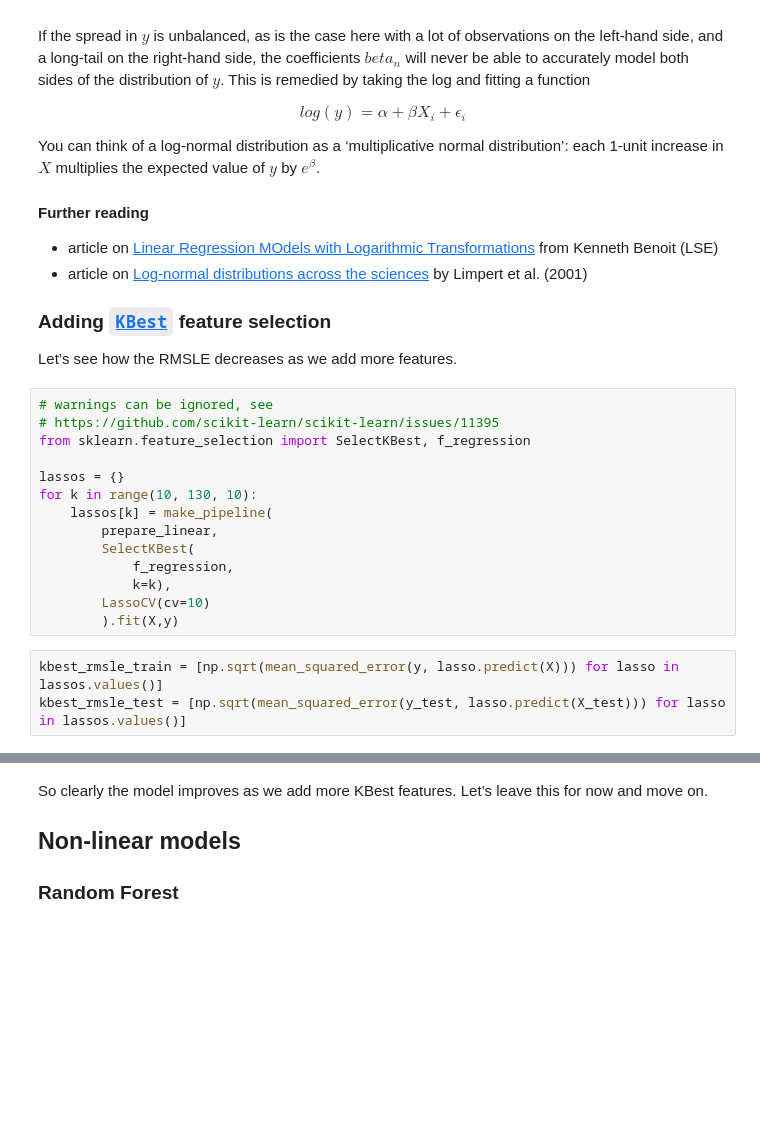
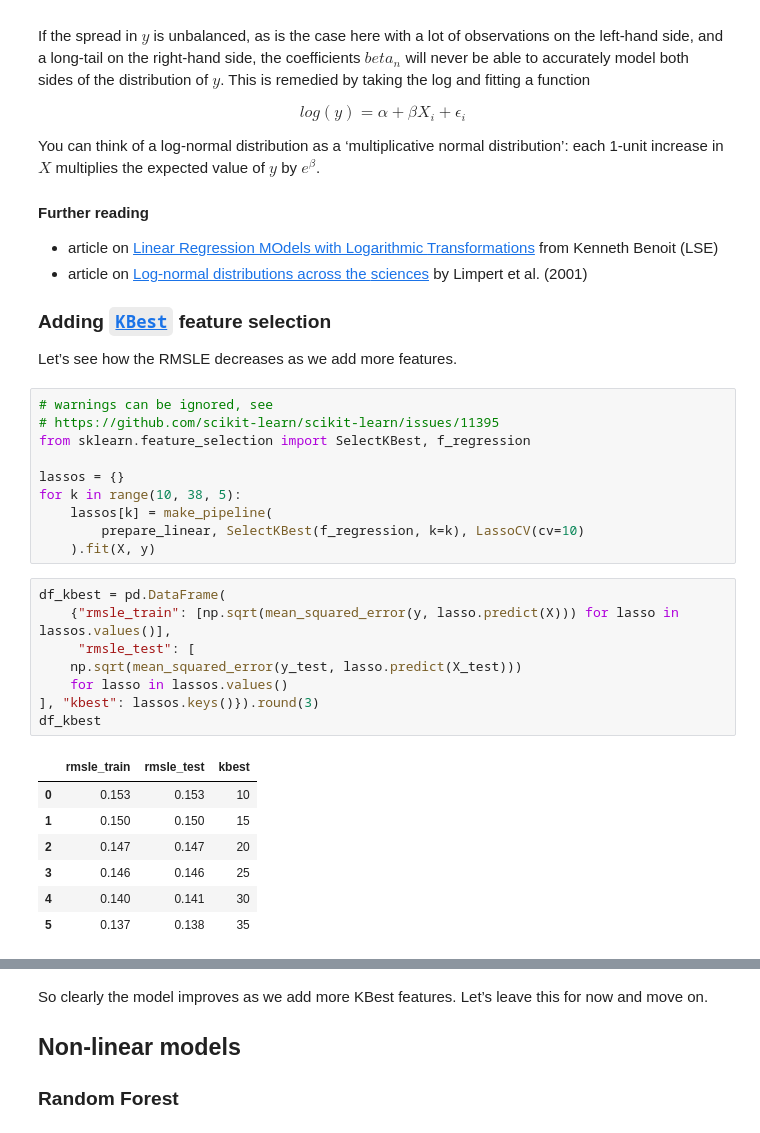
Before and after one commit to EAISI/machine-learning-with-python-explainers, a Jupyter notebook: example-solutions/ames-housing-daniel.ipynb, the cells around one changed output, grey strips where cells are left out. Saved outputs shown, nothing was run; the diff lists cells and outputs as text; blank space fills up the shorter version.

```diff
--- a/example-solutions/ames-housing-daniel.ipynb
+++ b/example-solutions/ames-housing-daniel.ipynb
@@ -507,15 +558,24 @@ Let’s see how the RMSLE decreases as we add more features.
 from sklearn.feature_selection import SelectKBest, f_regression
 
 lassos = {}
-for k in range(10, 130, 10):
+for k in range(10, 38, 5):
     lassos[k] = make_pipeline(
-        prepare_linear,
-        SelectKBest(
-            f_regression,
-            k=k),
-        LassoCV(cv=10)
-        ).fit(X,y)
+        prepare_linear, SelectKBest(f_regression, k=k), LassoCV(cv=10)
+    ).fit(X, y)
 # %%
-kbest_rmsle_train = [np.sqrt(mean_squared_error(y, lasso.predict(X))) for lasso in lassos.values()]
-kbest_rmsle_test = [np.sqrt(mean_squared_error(y_test, lasso.predict(X_test))) for lasso in lassos.values()]
+df_kbest = pd.DataFrame(
+    {"rmsle_train": [np.sqrt(mean_squared_error(y, lasso.predict(X))) for lasso in lassos.values()],
+     "rmsle_test": [
+    np.sqrt(mean_squared_error(y_test, lasso.predict(X_test)))
+    for lasso in lassos.values()
+], "kbest": lassos.keys()}).round(3)
+df_kbest
+# %% [output]
+|  | rmsle_train | rmsle_test | kbest |
+| 0 | 0.153 | 0.153 | 10 |
+| 1 | 0.150 | 0.150 | 15 |
+| 2 | 0.147 | 0.147 | 20 |
+| 3 | 0.146 | 0.146 | 25 |
+| 4 | 0.140 | 0.141 | 30 |
+| 5 | 0.137 | 0.138 | 35 |
 # %%
```
Also changed, not shown: parts of 64 cells of this notebook, 2 other files.
